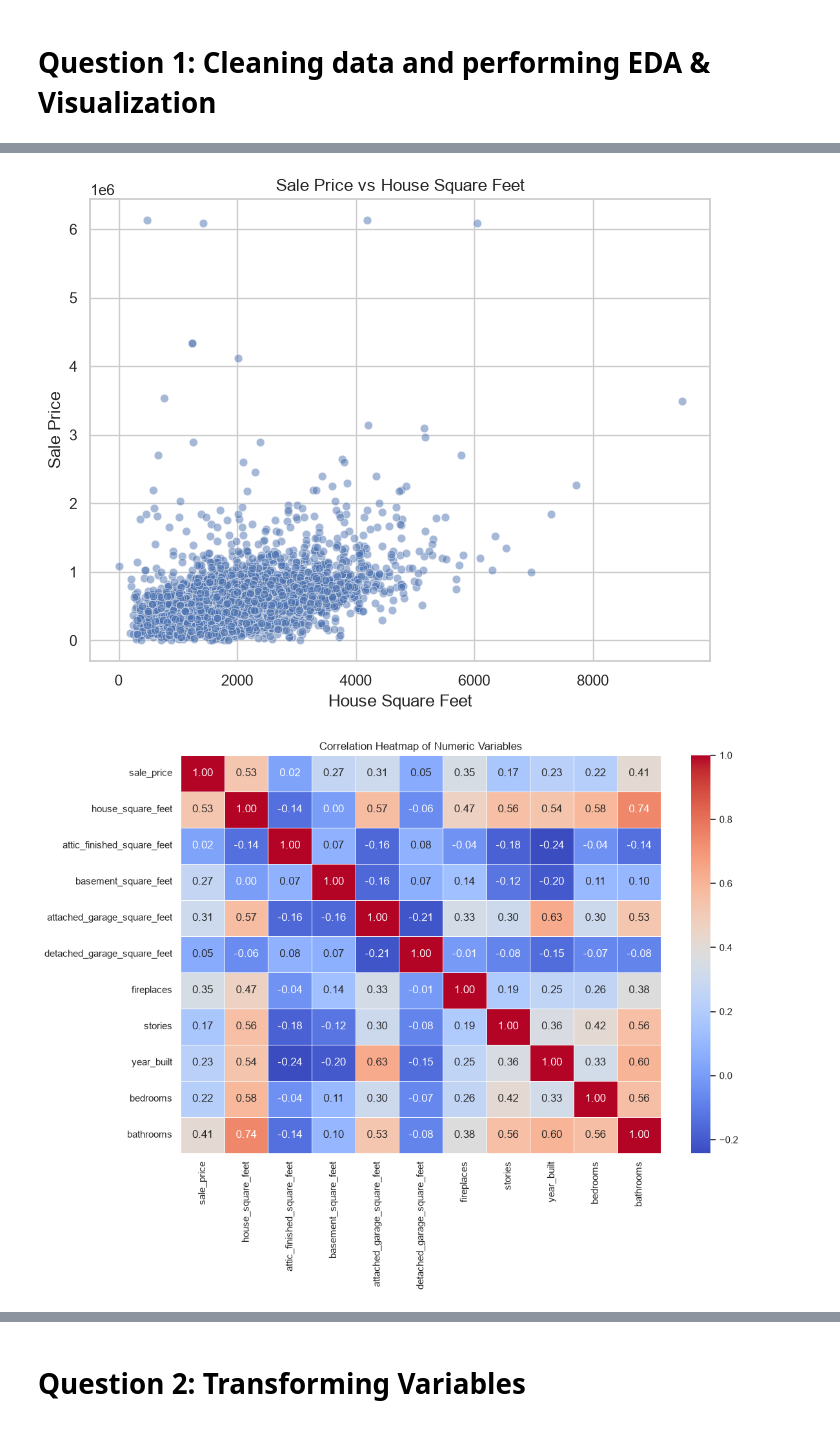
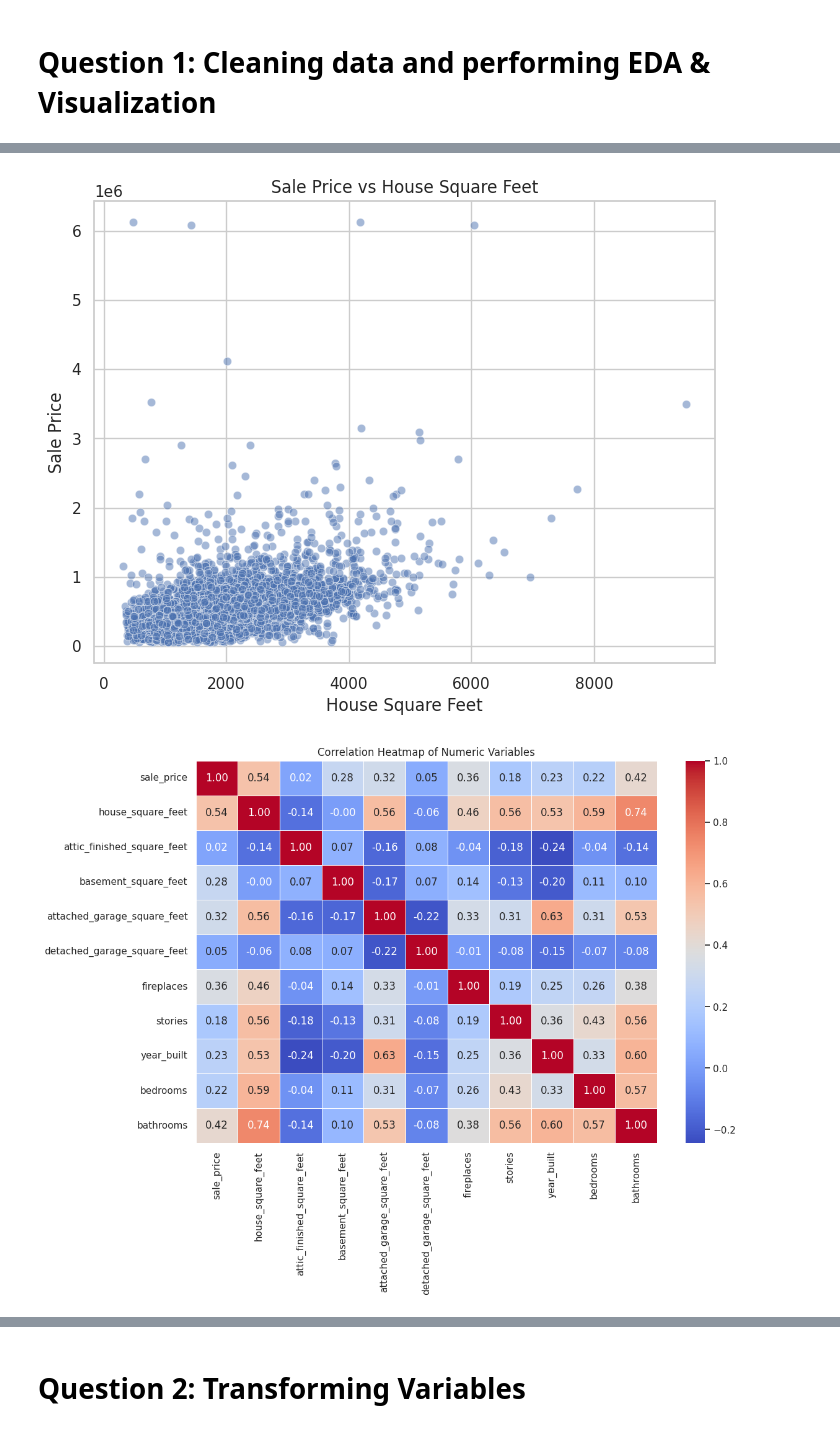
Before and after one commit to fcx4bw/L02-hedonic-pricing, a Jupyter notebook: notebook.ipynb, the cells around one changed output, grey strips where cells are left out. Saved outputs shown, nothing was run; the diff lists cells and outputs as text; code cells hidden in the pictures.

```diff
--- a/notebook.ipynb
+++ b/notebook.ipynb
@@ -49,26 +47,23 @@ df = df.copy()
 df["sale_date"] = pd.to_datetime(df["sale_date"], errors="coerce")
 df = df.drop_duplicates().reset_index(drop=True)
 
-for col in ["bedrooms", "bathrooms"]:
-    df.loc[df[col] <= 0, col] = np.nan
+# Drop implausible or non-market records instead of keeping them.
+rows_before = len(df)
+df = df[
+    (df["sale_price"] >= 50_000)
+    & (df["house_square_feet"] >= 300)
+    & (df["bedrooms"].between(1, 10))
+    & (df["bathrooms"] >= 1)
+    & (df["stories"] >= 1)
+].reset_index(drop=True)
+print(f"\nRows dropped as implausible: {rows_before - len(df)}")
 
-# Fill categorical missing values with "Unknown"
-cat_cols = [
-    "hvac_description",
-    "exterior",
-    "interior",
-    "roof_cover",
-    "waterfront_type",
-    "view_quality",
-    "utility_sewer"
-]
-
-for col in cat_cols:
+# Missing waterfront / view means the house has none, not that the value is unknown, so labeling it "None"
+df["waterfront_type"] = df["waterfront_type"].fillna("None")
+df["view_quality"] = df["view_quality"].fillna("None")
+# The few missing values in the other categoricals stay "Unknown"
+for col in ["hvac_description", "exterior", "interior", "roof_cover", "utility_sewer"]:
     df[col] = df[col].fillna("Unknown")
-
-# Fill numeric missing values with medians
-for col in ["bedrooms", "bathrooms", "year_built"]:
-    df[col] = df[col].fillna(df[col].median())
 
 print("\nMissing values after cleaning:")
 print(df.isna().sum().sort_values(ascending=False).head(20).to_string())
@@ -173,2 +168,2 @@ bathrooms                    16768.0                    2.319776
-[figure, old version]
+[figure, new version]
-[figure, old version]
+[figure, new version]
```
Also changed, not shown: parts of 20 cells of this notebook.
